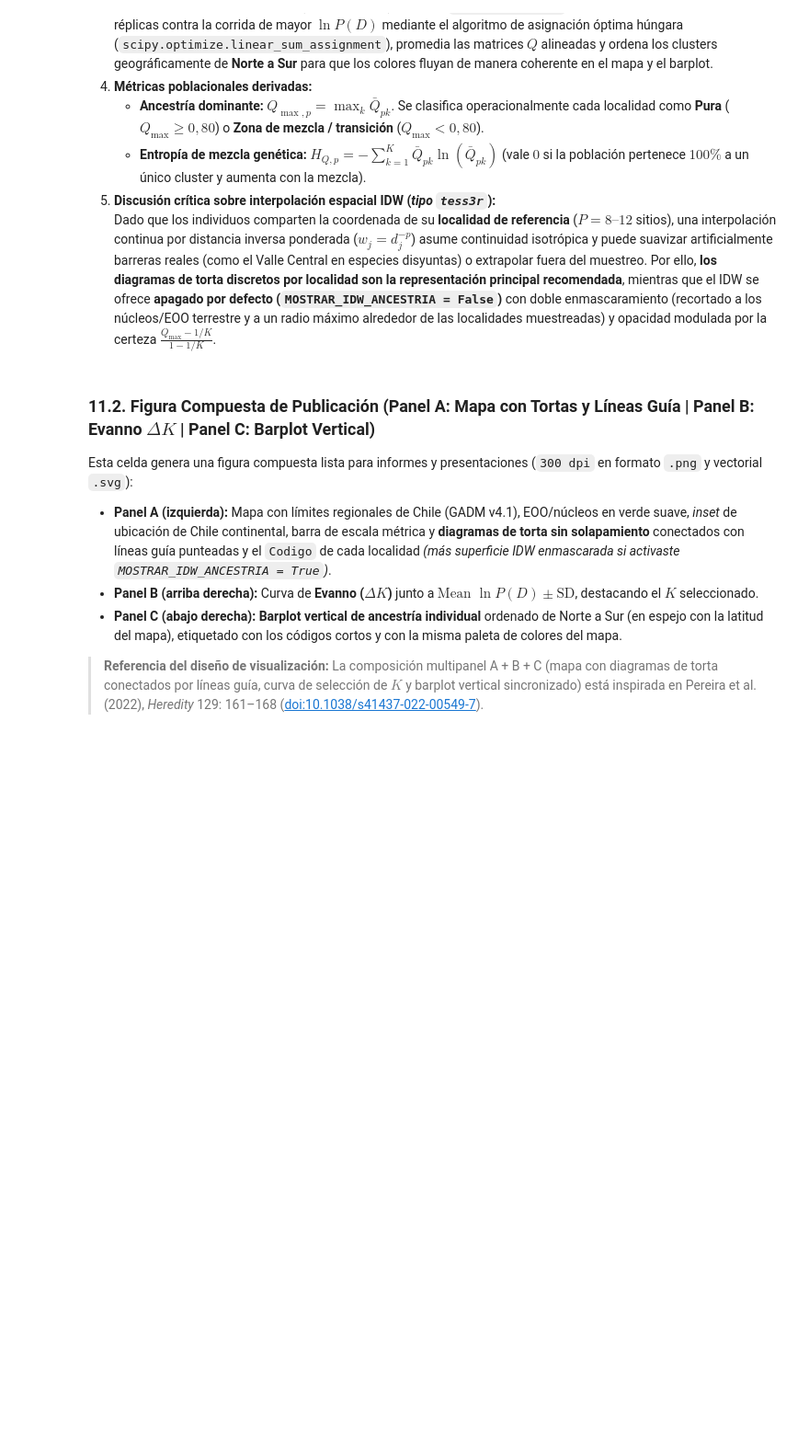
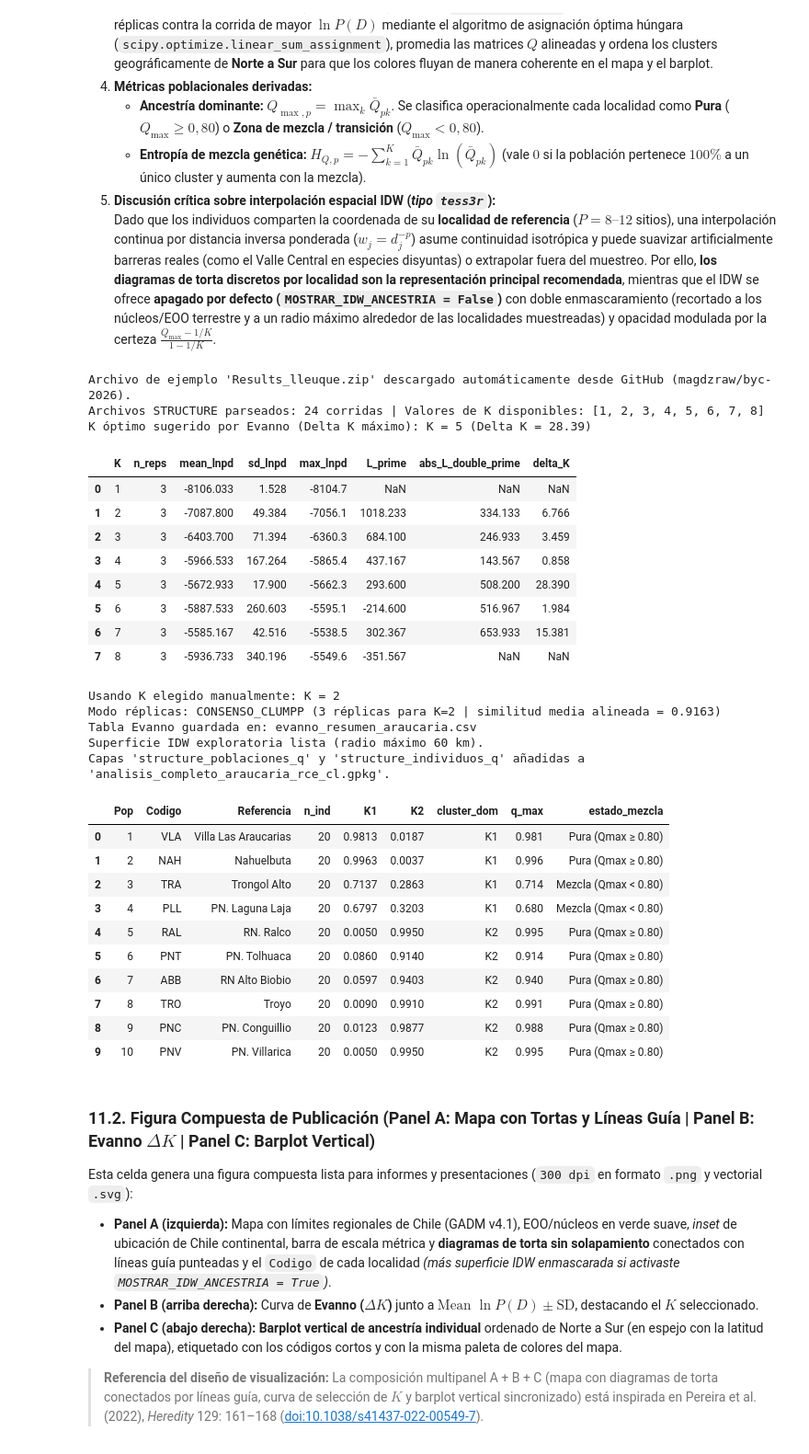
Before and after one commit to magdzraw/byc-2026, a Jupyter notebook: notebooks/BYC_Dist_AOO_EOO.ipynb, the cells around one changed output. Shown at 92% size. Saved outputs shown, nothing was run; the diff lists cells and outputs as text; code cells hidden in the pictures; blank space fills up the shorter version.

```diff
--- a/notebooks/BYC_Dist_AOO_EOO.ipynb
+++ b/notebooks/BYC_Dist_AOO_EOO.ipynb
@@ -78,7 +80,7 @@ Selecciona la **especie** y la **escala de evaluación**:
 > * **Escala fina de literatura (complementaria):** En *Queule* ($1000\text{ m}$, Plan RECOGE Queule MMA-FAO-GEF 2022, pp. 6–7: EOO $4.392{,}5\text{ km}^2$ y AOO $86\text{ km}^2$ en grilla de $1\text{ km}^2$) y *Ruil* ($1000\text{ m}$, fragmentos de 1–60 ha en Cordillera de la Costa del Maule, Plan RECOGE Ruil D.S. 42/2020) se genera una segunda grilla fina para análisis ecológico comparativo.
 # %%
 #@title Parámetros principales del análisis { display-mode: "form" }
-ESPECIE_SELECCIONADA = "Lleuque"  #@param ["Alerce", "Araucaria", "Lleuque", "Queule", "Ruil"]
+ESPECIE_SELECCIONADA = "Araucaria"  #@param ["Alerce", "Araucaria", "Lleuque", "Queule", "Ruil"]
 ESCALA_EVALUACION = "RCE_CHILE"  #@param ["RCE_CHILE", "UICN_GLOBAL"]
 CSV_UNIFICADO = "Coordenadas_codigo.csv"  #@param {type:"string"}
 INCLUIR_SITIOS_CSV_EN_UICN = True  #@param {type:"boolean"}
@@ -1247,7 +1342,7 @@ Este módulo integra los resultados de agrupamiento bayesiano generados en **STR
 #@title Parámetros del Módulo 11: Estructura Genética (STRUCTURE) { display-mode: "form" }
 ACTIVAR_MODULO_STRUCTURE = True  #@param {type:"boolean"}
 ARCHIVO_STRUCTURE = "Results_lleuque.zip"  #@param {type:"string"}
-K_SELECCIONADO = 4  #@param {type:"integer"}
+K_SELECCIONADO = 2  #@param {type:"integer"}
 MODO_REPLICAS = "CONSENSO_CLUMPP"  #@param ["CONSENSO_CLUMPP", "MEJOR_LNPD"]
 ORDEN_BARPLOT = "ID_ORIGINAL"  #@param ["NORTE_A_SUR", "ID_ORIGINAL"]
 MOSTRAR_IDW_ANCESTRIA = True  #@param {type:"boolean"}
@@ -1619,33 +1714,62 @@ else:
             _lon0, _lat0, _lon1, _lat1 = _m_wgs.bounds
             _ng = 240
             _GLON, _GLAT = np.meshgrid(np.linspace(_lon0, _lon1, _ng), np.linspace(_lat0, _lat1, _ng))
             _pts_g = gpd.GeoSeries(gpd.points_from_xy(_GLON.ravel(), _GLAT.ravel()), crs="EPSG:4326").to_crs(CRS_EQUAL_AREA)
             _gx = _pts_g.x.to_numpy().reshape(_GLON.shape)
             _gy = _pts_g.y.to_numpy().reshape(_GLAT.shape)
             _in_m = shapely.contains_xy(_m_idw, _gx, _gy)
             if np.any(_in_m):
                 _px = gdf_struct_pop_ea.geometry.x.to_numpy()
                 _py = gdf_struct_pop_ea.geometry.y.to_numpy()
                 _Qm = gdf_struct_pop_ea[K_COLS_ACTIVOS].to_numpy(dtype=float)
                 _rgb_p = np.array([mcolors.to_rgb(c) for c in COLORES_ACTIVOS], dtype=np.float32)
                 _dist = np.hypot(_gx[_in_m][:, None] - _px[None, :], _gy[_in_m][:, None] - _py[None, :])
                 _w = 1.0 / np.power(_dist + 250.0, POTENCIA_IDW)
                 _w /= np.sum(_w, axis=1, keepdims=True)
                 _Qi = _w @ _Qm
                 _dom = np.argmax(_Qi, axis=1)
                 _qmax = np.max(_Qi, axis=1)
                 _cert = np.clip((_qmax - 1.0 / K_ACTIVO) / max(1.0 - 1.0 / K_ACTIVO, 1e-6), 0.0, 1.0) if K_ACTIVO > 1 else np.ones_like(_qmax)
                 _rgba = np.zeros((_ng, _ng, 4), dtype=np.float32)
                 _rgba[_in_m, :3] = _rgb_p[_dom]
                 _rgba[_in_m, 3] = 0.15 + 0.47 * _cert
                 IDW_RGBA_WGS84 = _rgba
                 IDW_BOUNDS_WGS84 = [[_lat0, _lon0], [_lat1, _lon1]]
                 print(f"Superficie IDW exploratoria lista (radio máximo {RADIO_MASCARA_IDW_KM} km).")
 
     STRUCTURE_LISTO = True
 
     print(f"Capas 'structure_poblaciones_q' y 'structure_individuos_q' añadidas a '{ARCHIVO_SALIDA}'.")
     display(df_pop_join[["Pop", "Codigo", "Referencia", "n_ind"] + K_COLS_ACTIVOS + ["cluster_dom", "q_max", "estado_mezcla"]])
+# %% [output]
+Archivo de ejemplo 'Results_lleuque.zip' descargado automáticamente desde GitHub (magdzraw/byc-2026).
+Archivos STRUCTURE parseados: 24 corridas | Valores de K disponibles: [1, 2, 3, 4, 5, 6, 7, 8]
+K óptimo sugerido por Evanno (Delta K máximo): K = 5 (Delta K = 28.39)
+|  | K | n_reps | mean_lnpd | sd_lnpd | max_lnpd | L_prime | abs_L_double_prime | delta_K |
+| 0 | 1 | 3 | -8106.033 | 1.528 | -8104.7 | NaN | NaN | NaN |
+| 1 | 2 | 3 | -7087.800 | 49.384 | -7056.1 | 1018.233 | 334.133 | 6.766 |
+| 2 | 3 | 3 | -6403.700 | 71.394 | -6360.3 | 684.100 | 246.933 | 3.459 |
+| 3 | 4 | 3 | -5966.533 | 167.264 | -5865.4 | 437.167 | 143.567 | 0.858 |
+| 4 | 5 | 3 | -5672.933 | 17.900 | -5662.3 | 293.600 | 508.200 | 28.390 |
+| 5 | 6 | 3 | -5887.533 | 260.603 | -5595.1 | -214.600 | 516.967 | 1.984 |
+| 6 | 7 | 3 | -5585.167 | 42.516 | -5538.5 | 302.367 | 653.933 | 15.381 |
+| 7 | 8 | 3 | -5936.733 | 340.196 | -5549.6 | -351.567 | NaN | NaN |
+Usando K elegido manualmente: K = 2
+Modo réplicas: CONSENSO_CLUMPP (3 réplicas para K=2 | similitud media alineada = 0.9163)
+Tabla Evanno guardada en: evanno_resumen_araucaria.csv
+Superficie IDW exploratoria lista (radio máximo 60 km).
+Capas 'structure_poblaciones_q' y 'structure_individuos_q' añadidas a 'analisis_completo_araucaria_rce_cl.gpkg'.
+|  | Pop | Codigo | Referencia | n_ind | K1 | K2 | cluster_dom | q_max | estado_mezcla |
+| 0 | 1 | VLA | Villa Las Araucarias | 20 | 0.9813 | 0.0187 | K1 | 0.981 | Pura (Qmax ≥ 0.80) |
+| 1 | 2 | NAH | Nahuelbuta | 20 | 0.9963 | 0.0037 | K1 | 0.996 | Pura (Qmax ≥ 0.80) |
+| 2 | 3 | TRA | Trongol Alto | 20 | 0.7137 | 0.2863 | K1 | 0.714 | Mezcla (Qmax < 0.80) |
+| 3 | 4 | PLL | PN. Laguna Laja | 20 | 0.6797 | 0.3203 | K1 | 0.680 | Mezcla (Qmax < 0.80) |
+| 4 | 5 | RAL | RN. Ralco | 20 | 0.0050 | 0.9950 | K2 | 0.995 | Pura (Qmax ≥ 0.80) |
+| 5 | 6 | PNT | PN. Tolhuaca | 20 | 0.0860 | 0.9140 | K2 | 0.914 | Pura (Qmax ≥ 0.80) |
+| 6 | 7 | ABB | RN Alto Biobio | 20 | 0.0597 | 0.9403 | K2 | 0.940 | Pura (Qmax ≥ 0.80) |
+| 7 | 8 | TRO | Troyo | 20 | 0.0090 | 0.9910 | K2 | 0.991 | Pura (Qmax ≥ 0.80) |
+| 8 | 9 | PNC | PN. Conguillio | 20 | 0.0123 | 0.9877 | K2 | 0.988 | Pura (Qmax ≥ 0.80) |
+| 9 | 10 | PNV | PN. Villarica | 20 | 0.0050 | 0.9950 | K2 | 0.995 | Pura (Qmax ≥ 0.80) |
 # %% [markdown]
 ### 11.2. Figura Compuesta de Publicación (Panel A: Mapa con Tortas y Líneas Guía | Panel B: Evanno $\Delta K$ | Panel C: Barplot Vertical)
 
```
Also changed, not shown: parts of 12 cells of this notebook.
